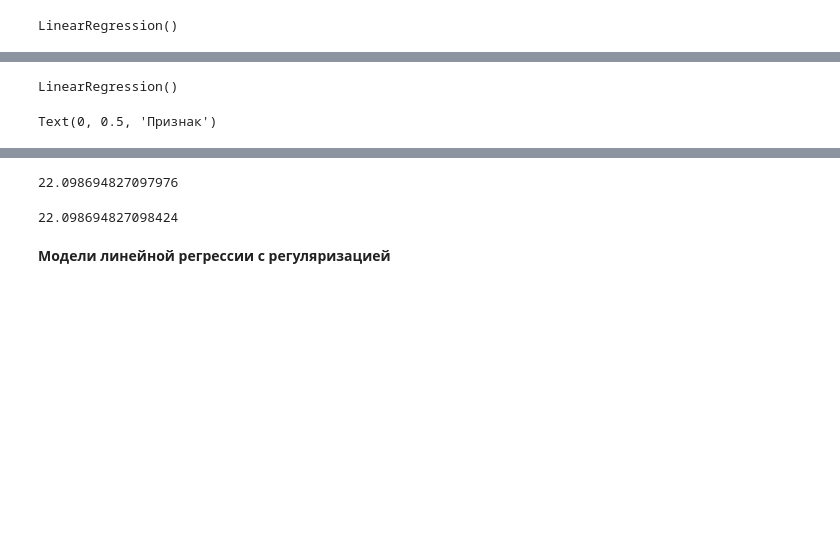
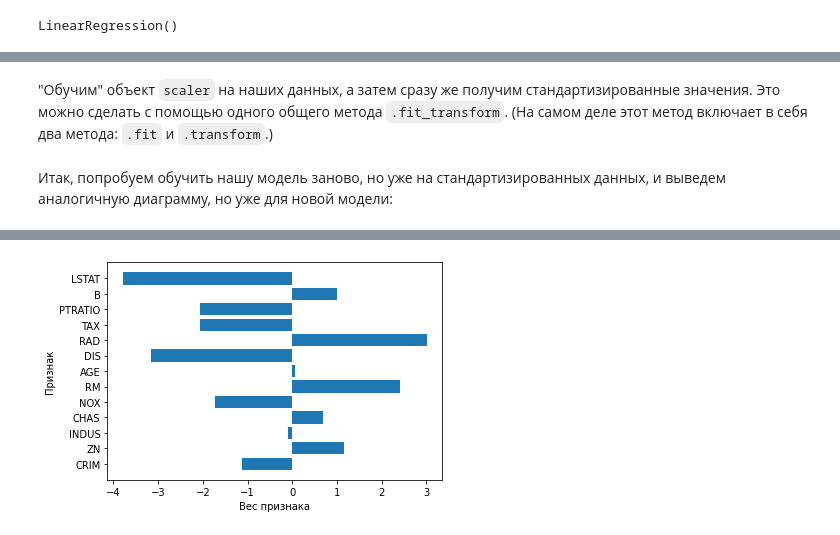
Before and after one commit to Twist-tracer/gb-python-libs, a Jupyter notebook: lesson6/lesson.ipynb, the cells around one changed output, grey strips where cells are left out. Cells and saved outputs as stored; diff of their text form; code cells hidden in the pictures; blank space fills up the shorter version.

```diff
--- a/lesson6/lesson.ipynb
+++ b/lesson6/lesson.ipynb
@@ -251,3 +315,8 @@ scaler = StandardScaler()
+# %% [markdown]
+"Обучим" объект `scaler` на наших данных, а затем сразу же получим стандартизированные значения. Это можно сделать с помощью одного общего метода `.fit_transform`. (На самом деле этот метод включает в себя два метода: `.fit` и `.transform`.)
 # %%
 X_train_scaled = scaler.fit_transform(X_train)
-X_train_scaled = pd.DataFrame(X_train_scaled, columns=X_train.columns)
+X_train_scaled = pd.DataFrame(X_train_scaled, columns=feature_names)
+
+X_test_scaled = scaler.fit_transform(X_test)
+X_test_scaled = pd.DataFrame(X_test_scaled, columns=feature_names)
@@ -257,10 +323,12 @@ X_test_scaled = pd.DataFrame(X_test_scaled, columns=X_test.columns)
-# %%
-lr.fit(X_train_scaled, y_train)
-# %% [output]
-LinearRegression()
+# %% [markdown]
+Итак, попробуем обучить нашу модель заново, но уже на стандартизированных данных, и выведем аналогичную диаграмму, но уже для новой модели:
 # %%
-plt.barh(X_train.columns, lr.coef_.flatten())
-plt.xlabel('Вес признака')
-plt.ylabel('Признак')
+lr.fit(X_train_scaled, y_train)
+
+plt.barh(feature_names, lr.coef_.flatten())
+
+plt.xlabel("Вес признака")
+plt.ylabel("Признак")
+
+plt.show()
 # %% [output]
-Text(0, 0.5, 'Признак')
@@ -267,0 +335 @@ Text(0, 0.5, 'Признак')
+[figure, added]
@@ -276,11 +335,0 @@ def create_model(X_train, y_train, X_test, y_test, feats, model):
-# %%
-create_model(X_train_scaled, y_train, X_test_scaled, y_test, feats, LinearRegression())
-# %% [output]
-22.098694827097976
-# %%
-# Сверяем с исходной ошибкой
-initial_mse
-# %% [output]
-22.098694827098424
-# %% [markdown]
-**Модели линейной регрессии с регуляризацией**
```
Also changed, not shown: parts of 327 cells of this notebook, 1 other file.
